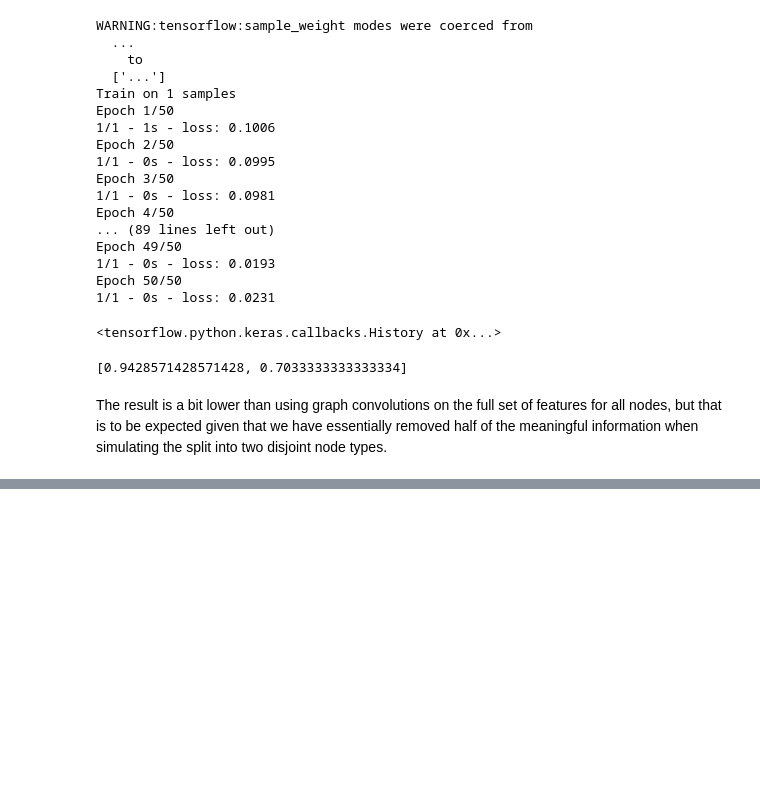
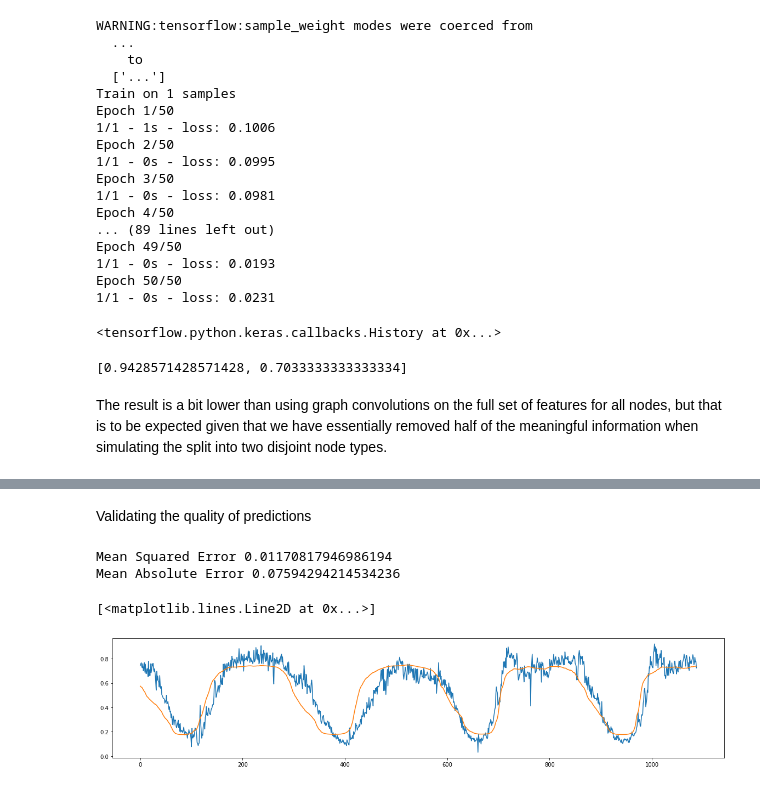
Before and after one commit to daramondt/pydata_eindhoven_2020, a Jupyter notebook: graph_convolutions.ipynb, the cells around one changed output, grey strips where cells are left out. Cells and saved outputs as stored; diff of their text form; code cells hidden in the pictures; blank space fills up the shorter version.

Commit message:
expanded notebook with graph conv recurrents

```diff
--- a/graph_convolutions.ipynb
+++ b/graph_convolutions.ipynb
@@ -214,0 +292,2 @@ The result is a bit lower than using graph convolutions on the full set of featu
+# %% [markdown]
+Validating the quality of predictions
@@ -214,0 +298,13 @@ The result is a bit lower than using graph convolutions on the full set of featu
+# %%
+print(f'Mean Squared Error {mean_squared_error(y_true, y_pred)}')
+print(f'Mean Absolute Error {mean_absolute_error(y_true, y_pred)}')
+# %% [output]
+Mean Squared Error 0.01170817946986194
+Mean Absolute Error 0.07594294214534236
+# %%
+plt.figure(figsize=(20,4))
+plt.plot(true[:,1])
+plt.plot(predictions[:,1])
+# %% [output]
+[<matplotlib.lines.Line2D at 0x...>]
+[figure, added]
```
Also changed, not shown: parts of 27 cells of this notebook, 4 other files.
